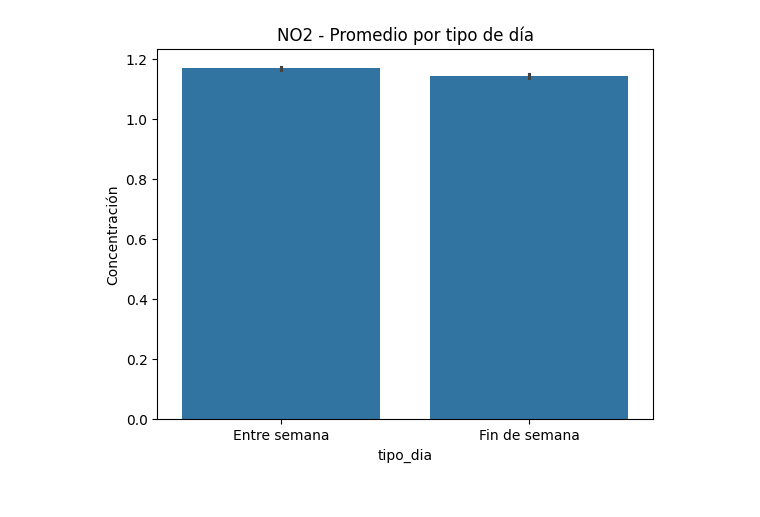
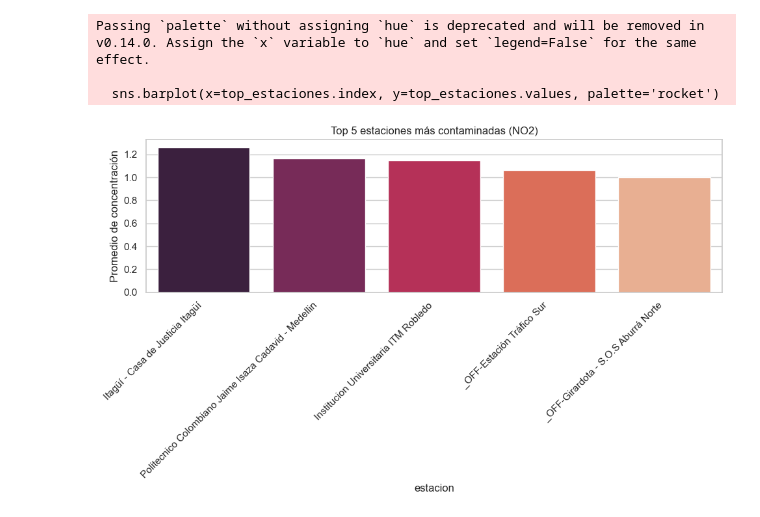
Before and after one commit to jerozapata/Respirando-Datos, a Jupyter notebook: datos_no2.ipynb, the cells around one changed output. Cells and saved outputs as stored; diff of their text form; code cells hidden in the pictures.

```diff
--- a/datos_no2.ipynb
+++ b/datos_no2.ipynb
@@ -376,10 +64,18 @@ Name: valor, dtype: float64
-# %%
-df['dia_semana'] = df['fecha'].dt.weekday
-df['tipo_dia'] = df['dia_semana'].apply(lambda x: 'Fin de semana' if x >= 5 else 'Entre semana')
-
-sns.barplot(data=df, x='tipo_dia', y='valor')
-plt.title(f'{contaminante_unico.upper()} - Promedio por tipo de día')
-plt.ylabel('Concentración')
-plt.show()
-# %% [output]
-[figure, removed]
+# %%
+# ===========================
+# 5. Top 5 estaciones más contaminadas
+# ===========================
+top_estaciones = df_expandido.groupby('estacion')['calidad'].mean().sort_values(ascending=False).head(5)
+
+plt.figure()
+sns.barplot(x=top_estaciones.index, y=top_estaciones.values, palette='rocket')
+plt.title(f'Top 5 estaciones más contaminadas ({parametro.upper()})')
+plt.ylabel('Promedio de concentración')
+plt.xticks(rotation=45, ha='right')
+plt.tight_layout()
+plt.show()
+# %% [output]
+Passing `palette` without assigning `hue` is deprecated and will be removed in v0.14.0. Assign the `x` variable to `hue` and set `legend=False` for the same effect.
+
+  sns.barplot(x=top_estaciones.index, y=top_estaciones.values, palette='rocket')
+[figure, added]
```
Also changed, not shown: parts of 31 cells of this notebook, 9 other files.
